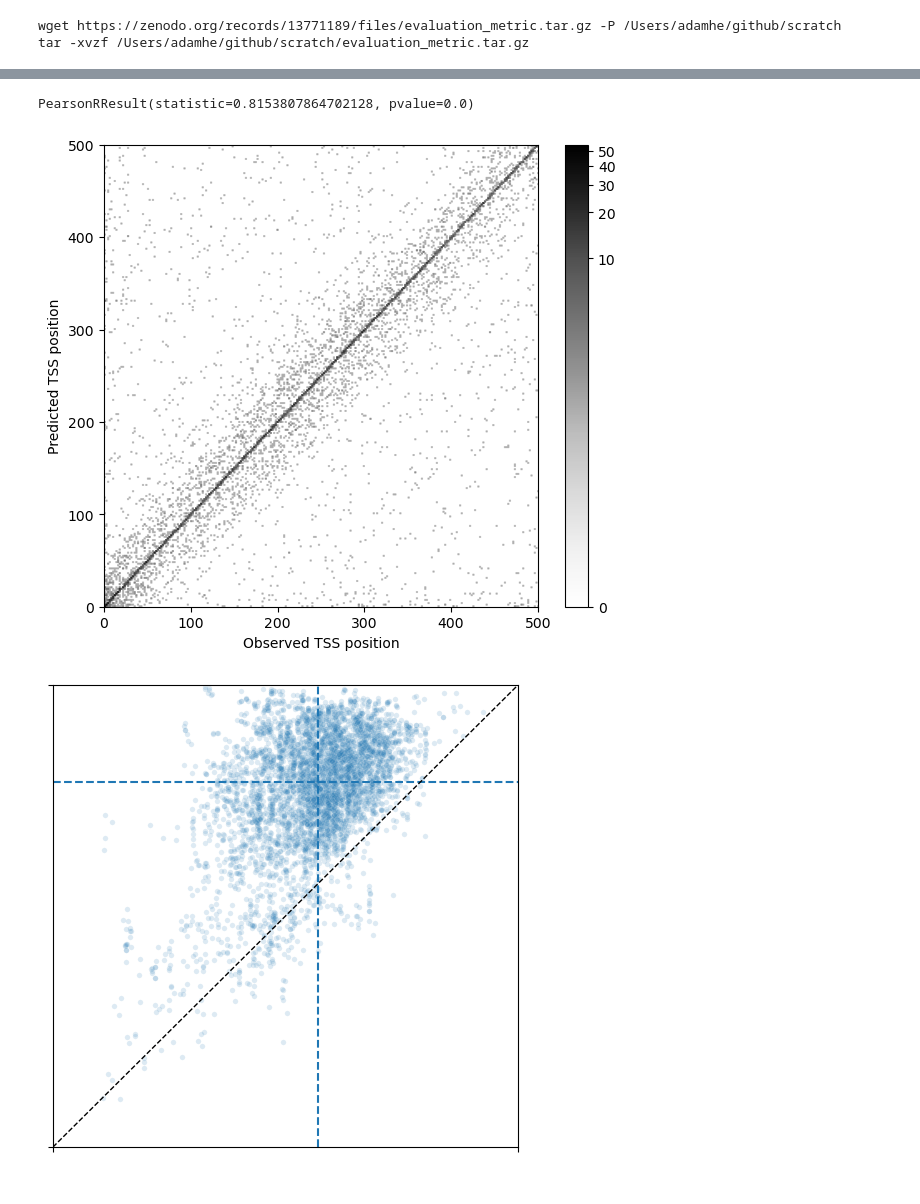
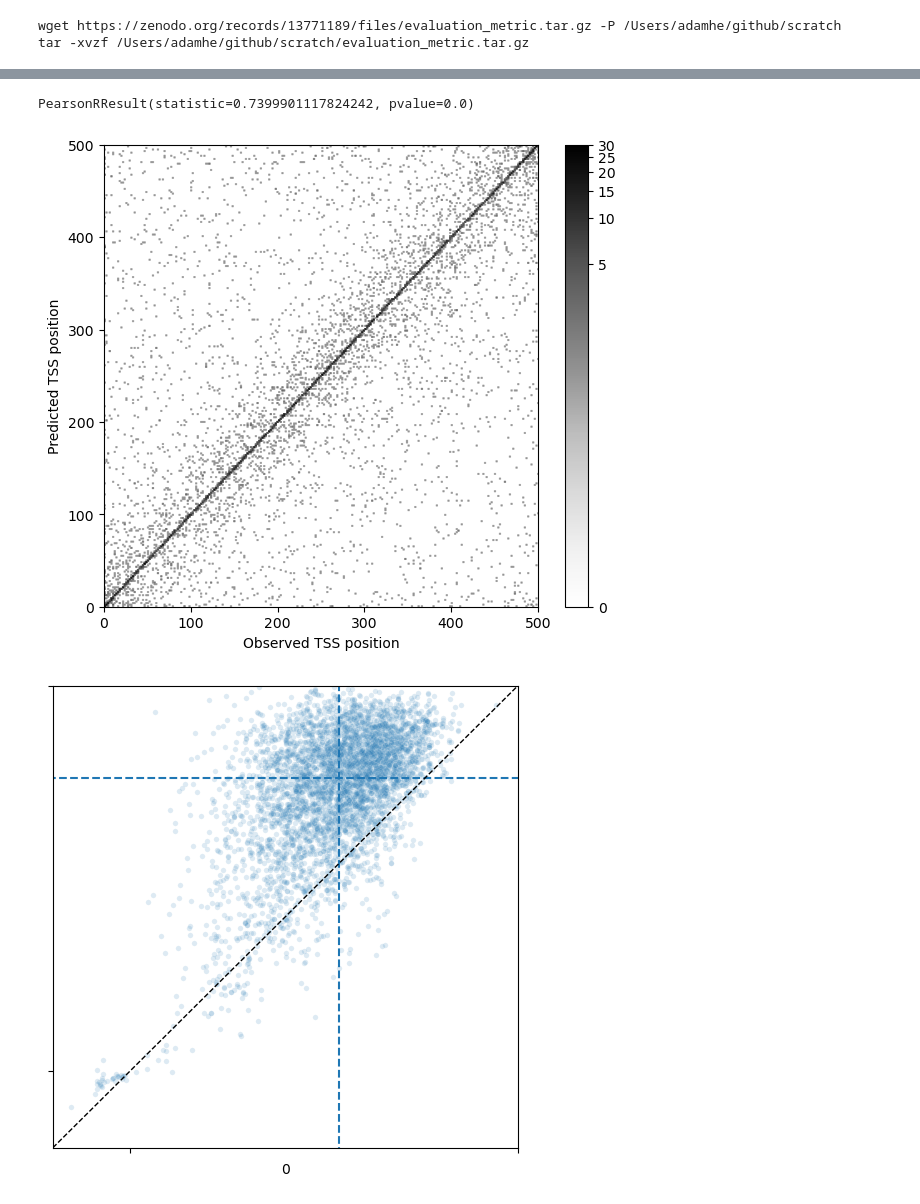
Before and after one commit to Danko-Lab/clipnet_paper, a Jupyter notebook: clipnet_evaluation/evaluation_plots.ipynb, the cells around one changed output, grey strips where cells are left out. Saved outputs shown, nothing was run; the diff lists cells and outputs as text; code cells hidden in the pictures.

```diff
--- a/clipnet_evaluation/evaluation_plots.ipynb
+++ b/clipnet_evaluation/evaluation_plots.ipynb
@@ -67,36 +67,34 @@ replicate_corr = pd.read_csv(
     os.path.join(SCRATCH, "evaluation_metric/replicate_pearsons.csv.gz"), index_col=0,
 )
 
+# Load profile pearsons
+clipnet_pearson = h5py.File(
+    os.path.join(SCRATCH, "evaluation_metric/merged_performance_0.h5")
+)["track_pearson"][:]
+puffin = pd.read_csv(
+    os.path.join(SCRATCH, "evaluation_metric/puffin_clipnet_test_profile_corr.csv.gz"), index_col=0
+)
+
 # Load model predictions
 clipnet = h5py.File(
-    os.path.join(SCRATCH, "evaluation_metric/fixed_uniq_windows_clipnet_test_perf.h5")
-)["track_pearson"][:]
-puffin = pd.read_csv(
-    os.path.join(SCRATCH, "evaluation_metric/puffin_clipnet_test_perf.csv.gz"), header=None
+    os.path.join(SCRATCH, "evaluation_metric/merged_prediction_0.h5")
 )
 
 # Load quantity predictions
-clipnet_quantity = h5py.File(
-    os.path.join(SCRATCH, "evaluation_metric/clipnet_test_predictions.h5")
-)["quantity"]
 merged_quantity = pd.read_csv(
     os.path.join(SCRATCH, "evaluation_metric/merged_procap_0.csv.gz"), index_col=0, header=None
 ).to_numpy()[:, np.r_[250:750, 1250:1750]].sum(axis=1)
 
 log_quantity = pd.DataFrame(
     {
-        "clipnet": np.log10(clipnet_quantity[:, 0]),
+        "clipnet": np.log10(clipnet["quantity"][:, 0]),
         "expt": np.log10(merged_quantity),
     }
 )
 
 # Load TSS predictions
-clipnet_tss_pl = h5py.File(
-    os.path.join(SCRATCH, "evaluation_metric/clipnet_test_predictions.h5")
-)["track"][:, :500].argmax(axis=1)
-clipnet_tss_mn = h5py.File(
-    os.path.join(SCRATCH, "evaluation_metric/clipnet_test_predictions.h5")
-)["track"][:, 500:].argmax(axis=1)
+clipnet_tss_pl = clipnet["track"][:, :500].argmax(axis=1)
+clipnet_tss_mn = clipnet["track"][:, 500:].argmax(axis=1)
 merged_tss_pl = pd.read_csv(
     os.path.join(SCRATCH, "evaluation_metric/merged_procap_0.csv.gz"), index_col=0, header=None
 ).to_numpy()[:, 250:750].argmax(axis=1)
@@ -240,26 +238,26 @@ plt.savefig("img/tss.pdf")
 
 print(pearsonr(tss.expt, tss.clipnet))
 # %% [output]
-PearsonRResult(statistic=0.8153807864702128, pvalue=0.0)
+PearsonRResult(statistic=0.7399901117824242, pvalue=0.0)
-[figure, old version]
+[figure, new version]
 # %%
 # Plot CLIPNET vs Puffin Pearson scatterplot
 
 fig = plt.figure(figsize=(6, 6))
 ax = fig.add_subplot(1, 1, 1, projection="scatter_density")
 #density = ax.scatter_density(y=clipnet, x=puffin.values.flatten(), cmap=white_viridis)
-density = sns.scatterplot(y=clipnet, x=puffin.values.flatten(), ax=ax, alpha=0.15, s=15, )
+density = sns.scatterplot(y=clipnet_pearson, x=puffin.squeeze(), ax=ax, alpha=0.15, s=15, )
 #fig.colorbar(density)
-plt.axhline(np.nanmedian(clipnet), 0, 1, color=colors[0], linestyle="--")
-plt.axvline(np.nanmedian(puffin), 0, 1, color=colors[0], linestyle="--")
+plt.axhline(np.nanmedian(clipnet_pearson), -0.2, 1, color=colors[0], linestyle="--")
+plt.axvline(np.nanmedian(puffin), -0.2, 1, color=colors[0], linestyle="--")
 # Add diagonal line
-ax.plot([0, 1], [0, 1], color="black", linestyle="--", linewidth=1)
-ax.set_xlim(-0, 1)
-ax.set_ylim(-0, 1)
+ax.plot([-0.2, 1], [-0.2, 1], color="black", linestyle="--", linewidth=1)
+ax.set_xlim(-0.2, 1)
+ax.set_ylim(-0.2, 1)
 ax.set_yticks([-0, 1])
 ax.set_yticklabels(["", ""])
 ax.set_xticks([-0, 1])
 ax.set_xticklabels(["", ""])
 plt.savefig("img/puffin_comparison_pearson_scatterplot.pdf")
 # %% [output]
-[figure, old version]
+[figure, new version]
```
Also changed, not shown: parts of 3 cells of this notebook, 14 other files.
